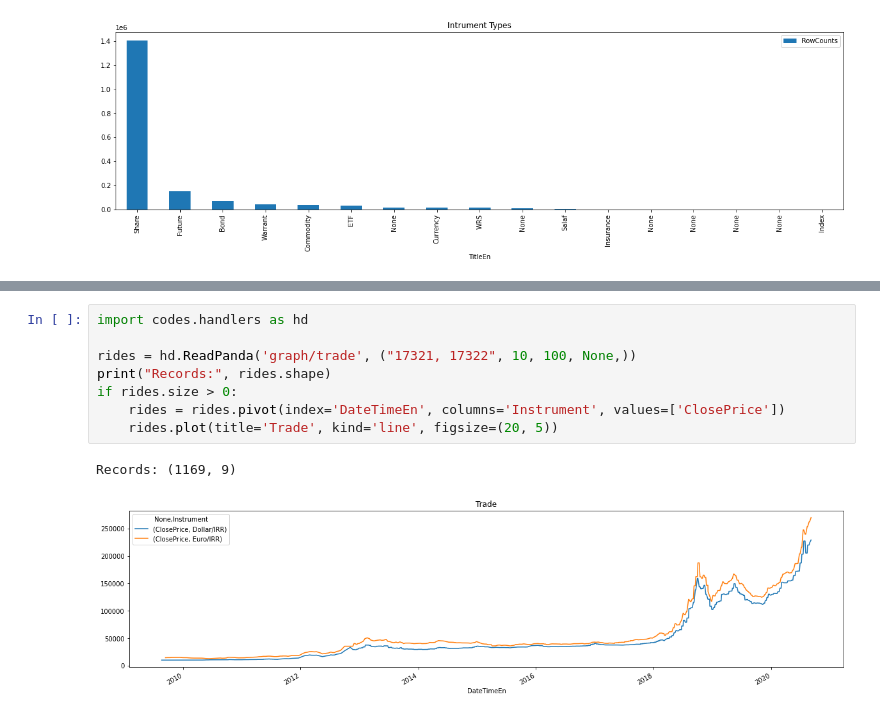
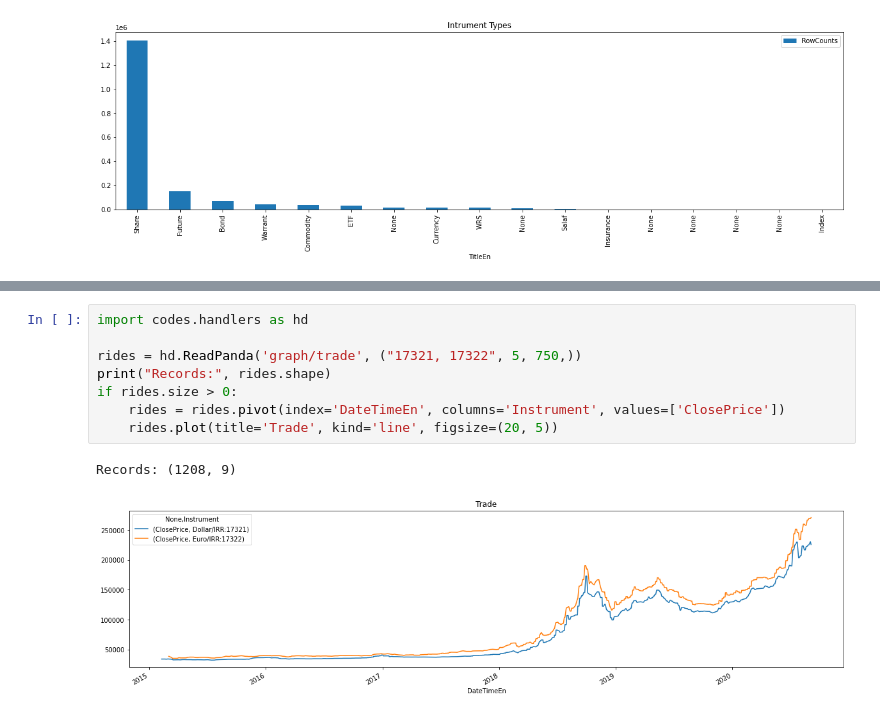
Before and after one commit to h-nargesi/Stock-Estimation, a Jupyter notebook: Jiringi/Python/data-noise.ipynb, the cells around one changed output, grey strips where cells are left out. Cells and saved outputs as stored; diff of their text form.

```diff
--- a/Jiringi/Python/data-noise.ipynb
+++ b/Jiringi/Python/data-noise.ipynb
@@ -48,11 +61,11 @@ Records: (17, 4)
 # %%
 import codes.handlers as hd
 
-rides = hd.ReadPanda('graph/trade', ("17321, 17322", 10, 100, None,))
+rides = hd.ReadPanda('graph/trade', ("17321, 17322", 5, 750,))
 print("Records:", rides.shape)
 if rides.size > 0:
     rides = rides.pivot(index='DateTimeEn', columns='Instrument', values=['ClosePrice'])
     rides.plot(title='Trade', kind='line', figsize=(20, 5))
 # %% [output]
-Records: (1169, 9)
+Records: (1208, 9)
-[figure, old version]
+[figure, new version]
```
Also changed, not shown: parts of 7 cells of this notebook, 1 other file.
